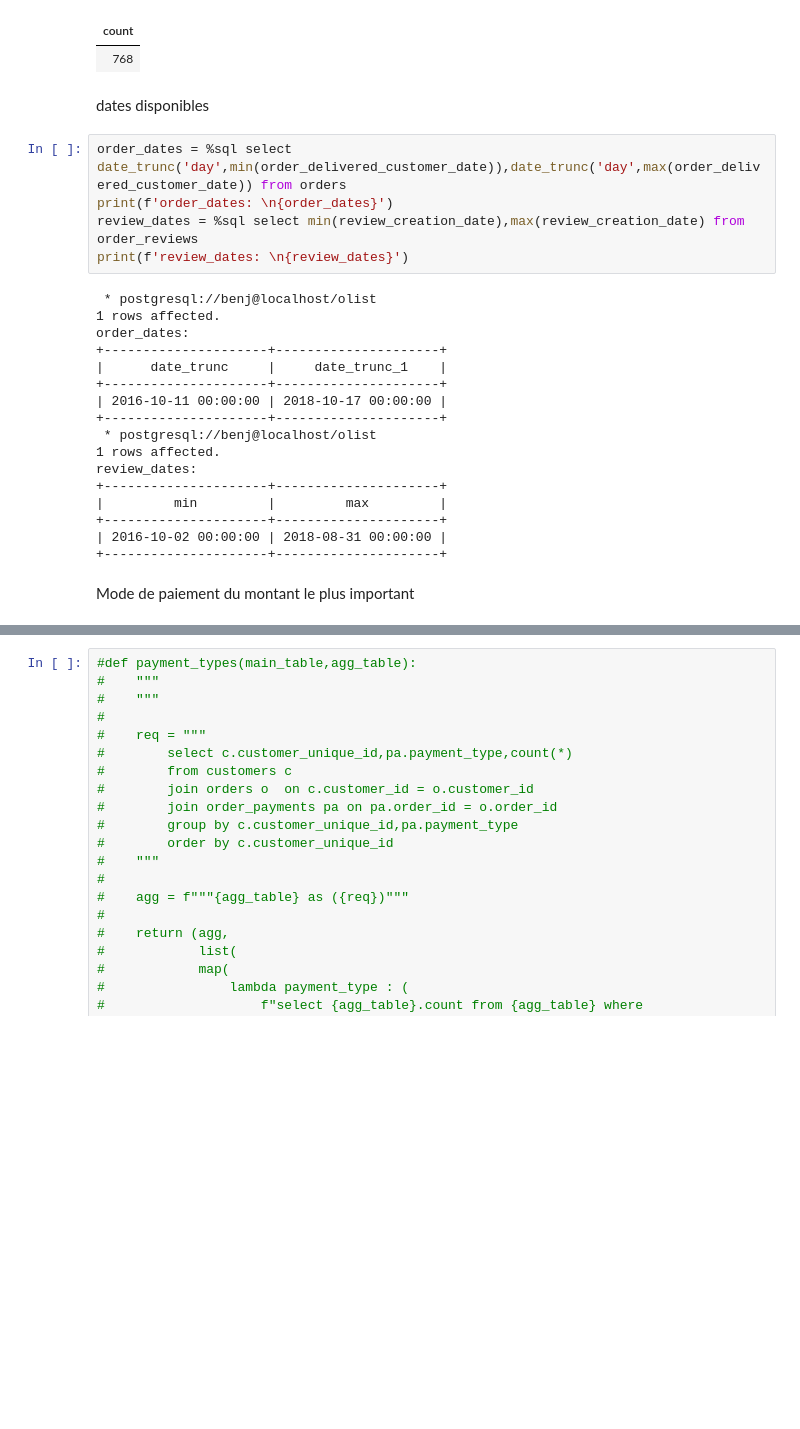
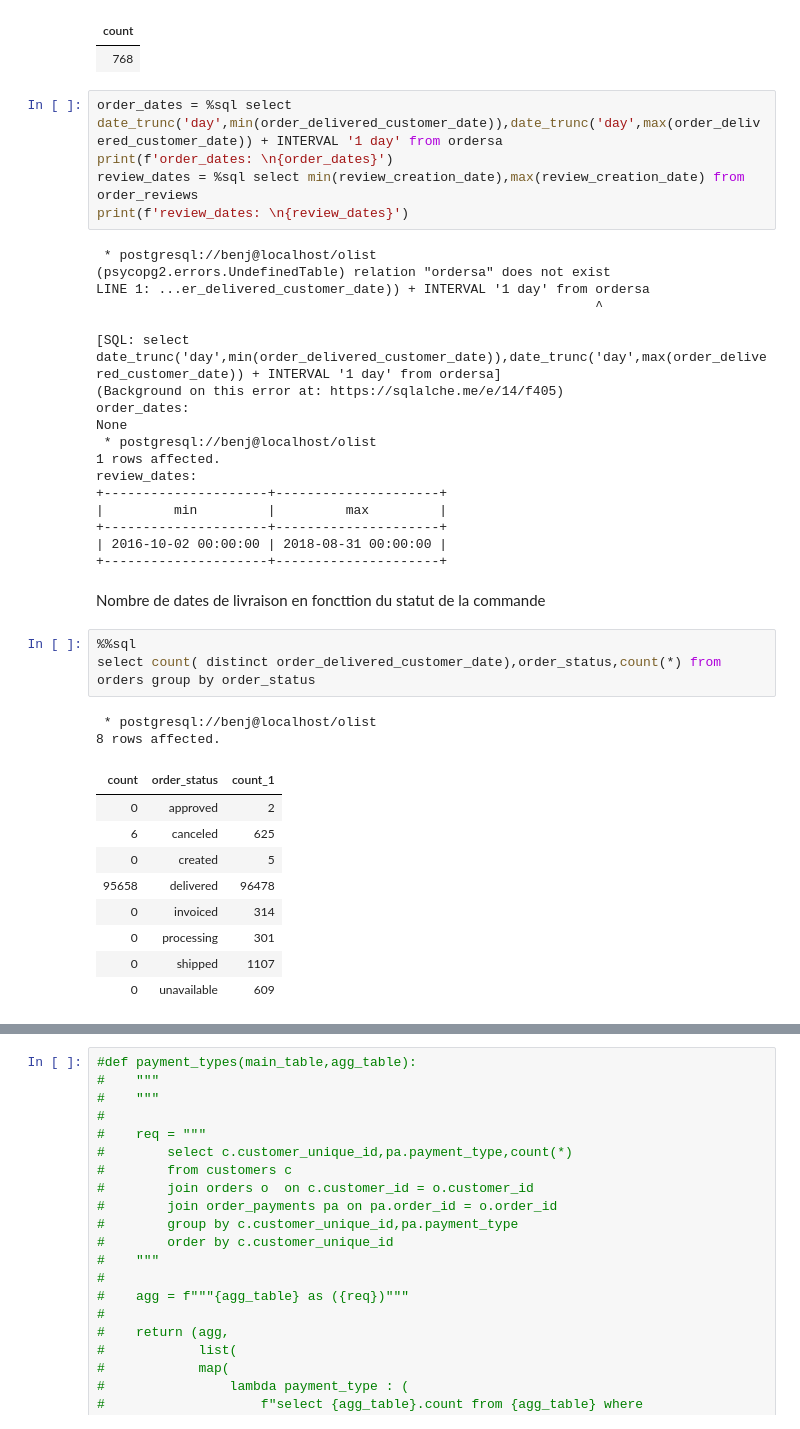
Before and after one commit to bjbfr/ocrP4, a Jupyter notebook: Untitled-1.ipynb, the cells around one changed output, grey strips where cells are left out. Cells and saved outputs as stored; diff of their text form; blank space fills up the shorter version.

```diff
--- a/Untitled-1.ipynb
+++ b/Untitled-1.ipynb
@@ -133,22 +153,21 @@ where not exists(select 1 from order_reviews r where r.order_id = o.order_id)
 1 rows affected.
 | count |
 | 768 |
-# %% [markdown]
-dates disponibles
 # %%
-order_dates = %sql select date_trunc('day',min(order_delivered_customer_date)),date_trunc('day',max(order_delivered_customer_date)) from orders
+order_dates = %sql select date_trunc('day',min(order_delivered_customer_date)),date_trunc('day',max(order_delivered_customer_date)) + INTERVAL '1 day' from ordersa
 print(f'order_dates: \n{order_dates}')
 review_dates = %sql select min(review_creation_date),max(review_creation_date) from order_reviews
 print(f'review_dates: \n{review_dates}')
 # %% [output]
  * postgresql://benj@localhost/olist
-1 rows affected.
+(psycopg2.errors.UndefinedTable) relation "ordersa" does not exist
+LINE 1: ...er_delivered_customer_date)) + INTERVAL '1 day' from ordersa
+                                                                ^
+
+[SQL: select date_trunc('day',min(order_delivered_customer_date)),date_trunc('day',max(order_delivered_customer_date)) + INTERVAL '1 day' from ordersa]
+(Background on this error at: https://sqlalche.me/e/14/f405)
 order_dates:
-+---------------------+---------------------+
-|      date_trunc     |     date_trunc_1    |
-+---------------------+---------------------+
-| 2016-10-11 00:00:00 | 2018-10-17 00:00:00 |
-+---------------------+---------------------+
+None
  * postgresql://benj@localhost/olist
 1 rows affected.
 review_dates:
@@ -157,5 +176,20 @@ review_dates:
 +---------------------+---------------------+
 | 2016-10-02 00:00:00 | 2018-08-31 00:00:00 |
 +---------------------+---------------------+
-# %% [markdown]
-Mode de paiement du montant le plus important
+# %% [markdown]
+Nombre de dates de livraison en foncttion du statut de la commande
+# %%
+%%sql
+select count( distinct order_delivered_customer_date),order_status,count(*) from orders group by order_status
+# %% [output]
+ * postgresql://benj@localhost/olist
+8 rows affected.
+| count | order_status | count_1 |
+| 0 | approved | 2 |
+| 6 | canceled | 625 |
+| 0 | created | 5 |
+| 95658 | delivered | 96478 |
+| 0 | invoiced | 314 |
+| 0 | processing | 301 |
+| 0 | shipped | 1107 |
+| 0 | unavailable | 609 |
```
Also changed, not shown: parts of 10 cells of this notebook.
